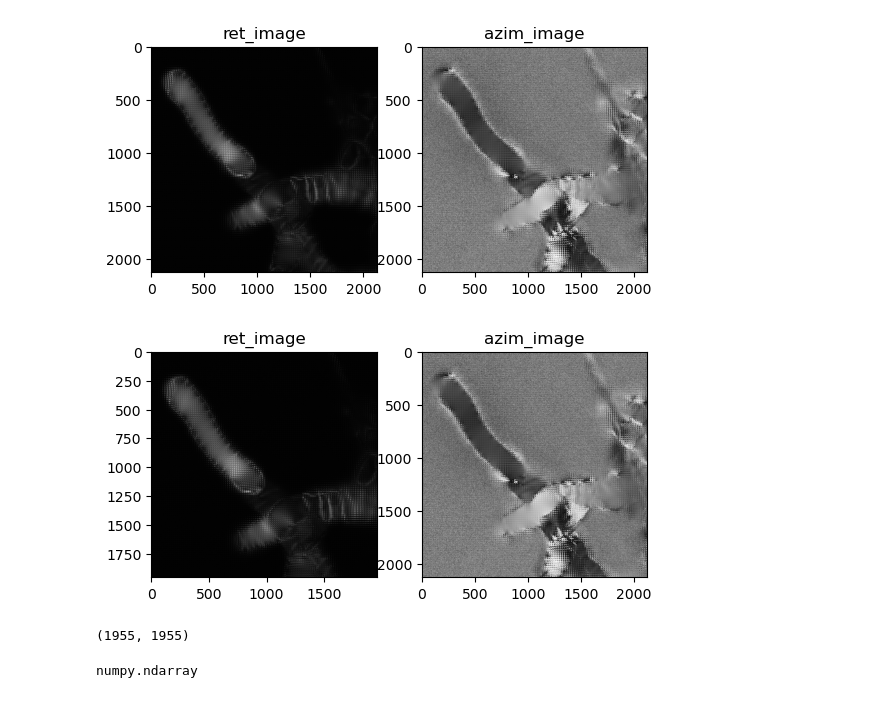
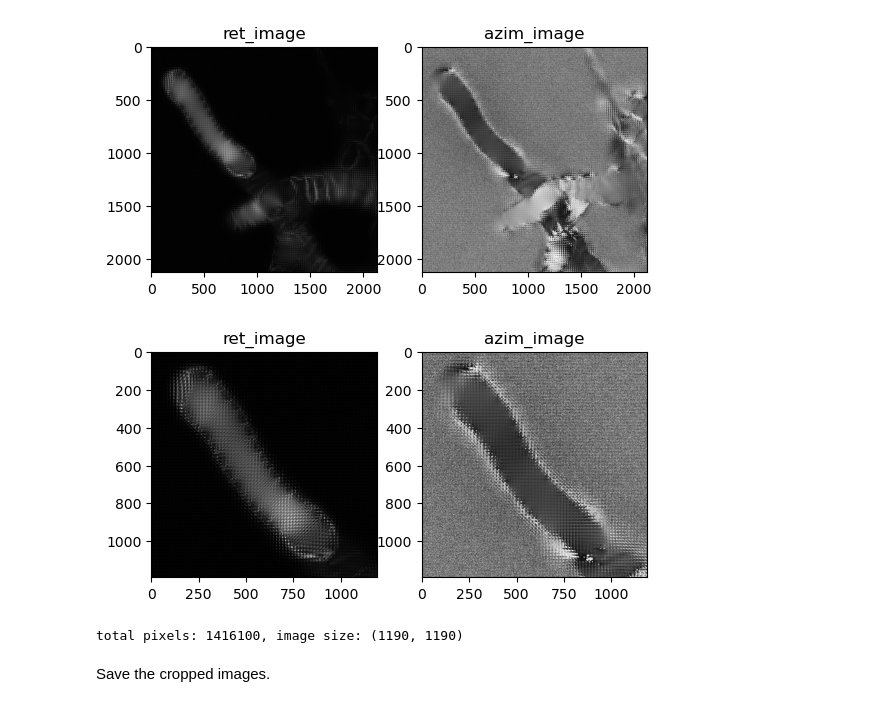
Before and after one commit to gschlafly/pol-analyze, a Jupyter notebook: rectified.ipynb, the cells around one changed output. Saved outputs shown, nothing was run; the diff lists cells and outputs as text; code cells hidden in the pictures.

Commit message:
Add mla size dependency on cropping step

```diff
--- a/rectified.ipynb
+++ b/rectified.ipynb
@@ -110,23 +110,23 @@ plot_images_side_by_side(ret_image, azim_image)
 # %% [output]
 [figure]
 # %%
-def crop_lf_image(image):
-    new_height = 10*17
-    new_width = 10*17
-    cropped_image = image[:new_height, :new_width]
+def crop_lf_image(image, n_mla=10):
+    height_shift = 8 * 17
+    new_height = n_mla * 17 + height_shift
+    new_width = n_mla * 17
+    cropped_image = image[height_shift:new_height, :new_width]
     # cropped_image = util.crop(image, ((0, new_height), (0, new_width)))
     return cropped_image
 # %%
-cropped_ret = crop_lf_image(ret_image)
+cropped_ret = crop_lf_image(ret_image, n_mla=70)
+cropped_azim = crop_lf_image(azim_image, n_mla=70)
 # %%
-plot_images_side_by_side(cropped_ret, azim_image)
+plot_images_side_by_side(cropped_ret, cropped_azim)
 # %% [output]
-[figure, old version]
+[figure, new version]
-# %%
-cropped_ret.shape
-# %% [output]
-(1955, 1955)
-# %%
-type(ret_image)
-# %% [output]
-numpy.ndarray
+# %%
+print(f"total pixels: {cropped_ret.size}, image size: {cropped_ret.shape}")
+# %% [output]
+total pixels: 1416100, image size: (1190, 1190)
+# %% [markdown]
+Save the cropped images.
```
Also changed, not shown: parts of 1 cell of this notebook.
